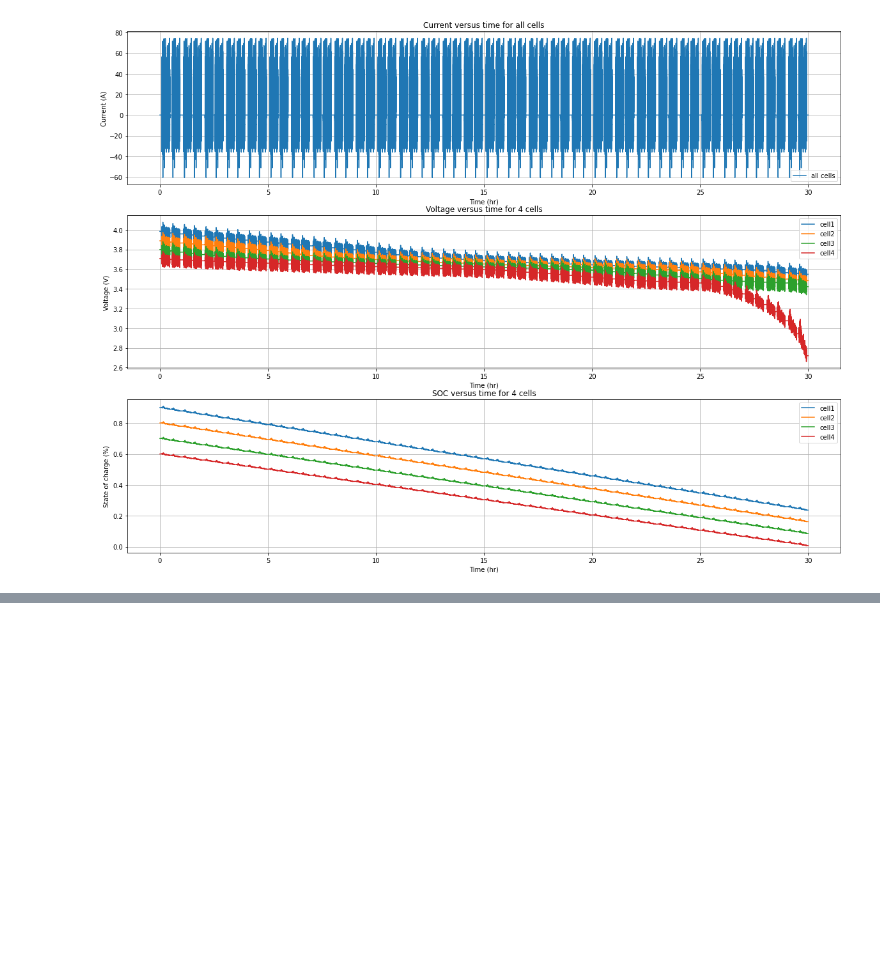
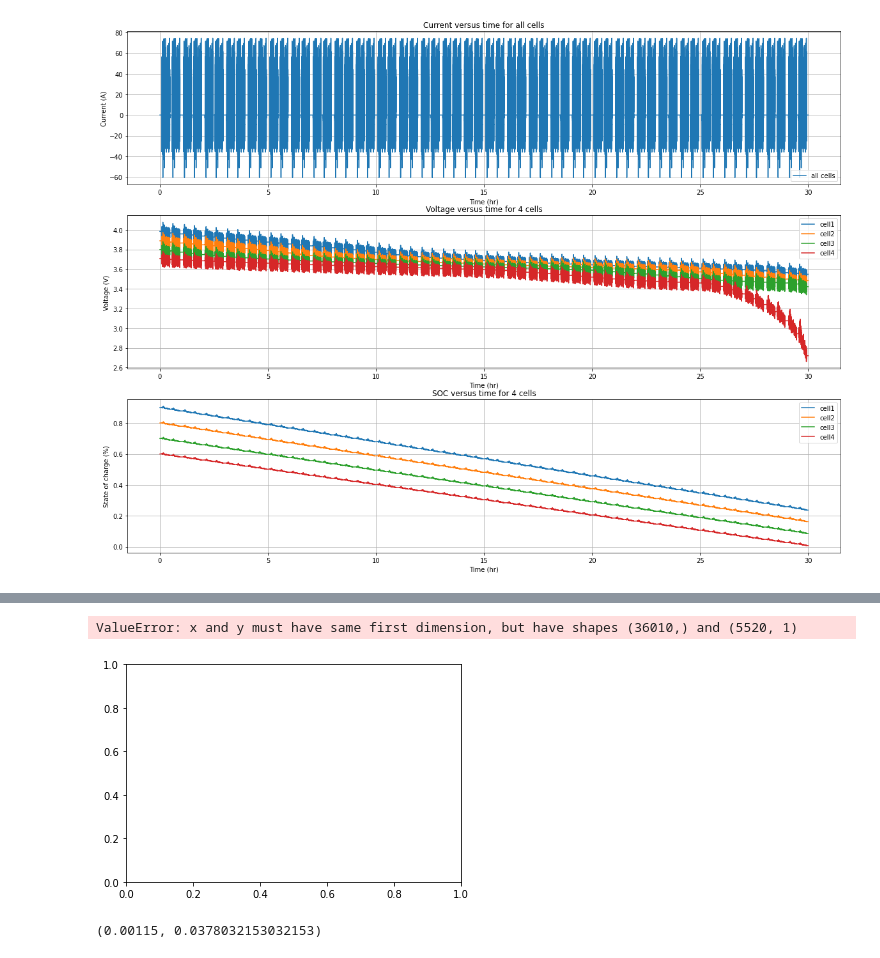
Before and after one commit to amirhosseinh77/Lithium-ion-Battery-Sim, a Jupyter notebook: 6-BatteryPack.ipynb, the cells around one changed output, grey strips where cells are left out. Drawn from its saved outputs; the diff is of its cells as text; code cells hidden in the pictures; blank space fills up the shorter version.

```diff
--- a/6-BatteryPack.ipynb
+++ b/6-BatteryPack.ipynb
@@ -548,0 +722,10 @@ plt.show()
+# %%
+ibhats = np.array(ibhats)
+plt.plot(time,ibhats)
+# %% [output]
+ValueError: x and y must have same first dimension, but have shapes (36010,) and (5520, 1)
+[figure, added]
+# %%
+SCM1_SPKF.R0Param_bar, SCM1_SPKF.QinvParam_bar
+# %% [output]
+(0.00115, 0.0378032153032153)
```
Also changed, not shown: parts of 4 cells of this notebook, 3 other files.
